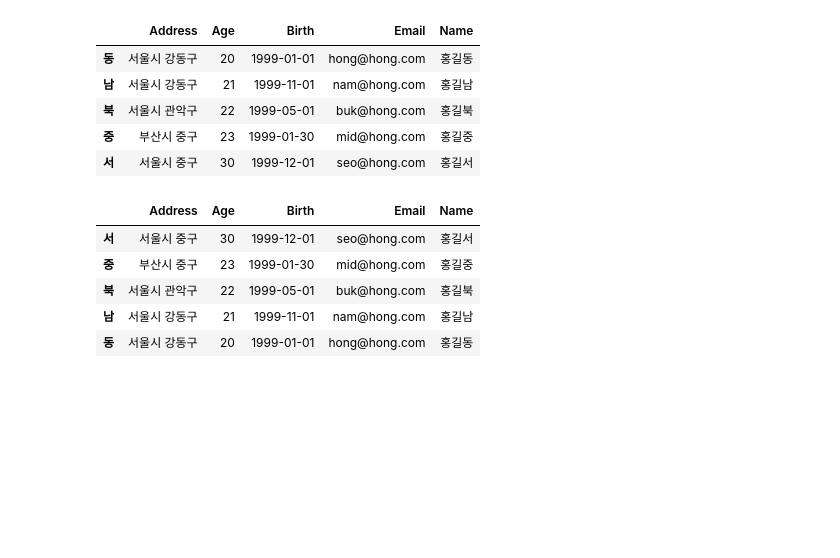
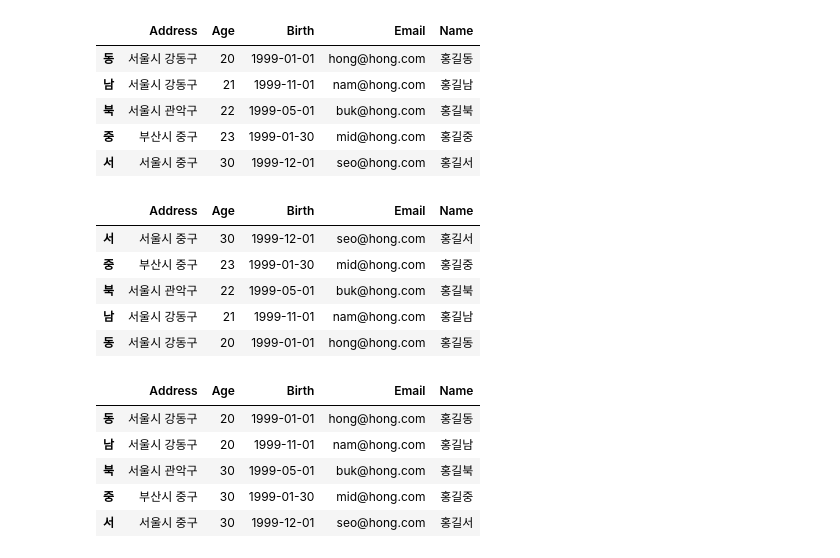
Before and after one commit to jaynano44/ai, a Jupyter notebook: source/01_python/ch11_ 데이터프레임과 시리즈(Pandas)_1~8절.ipynb, the cells around one changed output. Drawn from its saved outputs; the diff is of its cells as text; code cells hidden in the pictures; blank space fills up the shorter version.

```diff
--- a/source/01_python/ch11_ 데이터프레임과 시리즈(Pandas)_1~8절.ipynb
+++ b/source/01_python/ch11_ 데이터프레임과 시리즈(Pandas)_1~8절.ipynb
@@ -1971,3 +1971,14 @@ member.sort_values(by='Age',ascending=False)
 | 북 | 서울시 관악구 | 22 | 1999-05-01 | buk@hong.com | 홍길북 |
 | 남 | 서울시 강동구 | 21 | 1999-11-01 | nam@hong.com | 홍길남 |
 | 동 | 서울시 강동구 | 20 | 1999-01-01 | hong@hong.com | 홍길동 |
+# %%
+# Age기준으로 오름차순, Age같으면 Email 기준 내림차순 정렬
+member.loc[:,'Age']=[20,20,30,30,30]
+member
+# %% [output]
+|  | Address | Age | Birth | Email | Name |
+| 동 | 서울시 강동구 | 20 | 1999-01-01 | hong@hong.com | 홍길동 |
+| 남 | 서울시 강동구 | 20 | 1999-11-01 | nam@hong.com | 홍길남 |
+| 북 | 서울시 관악구 | 30 | 1999-05-01 | buk@hong.com | 홍길북 |
+| 중 | 부산시 중구 | 30 | 1999-01-30 | mid@hong.com | 홍길중 |
+| 서 | 서울시 중구 | 30 | 1999-12-01 | seo@hong.com | 홍길서 |
```
Also changed, not shown: parts of 1 cell of this notebook.
